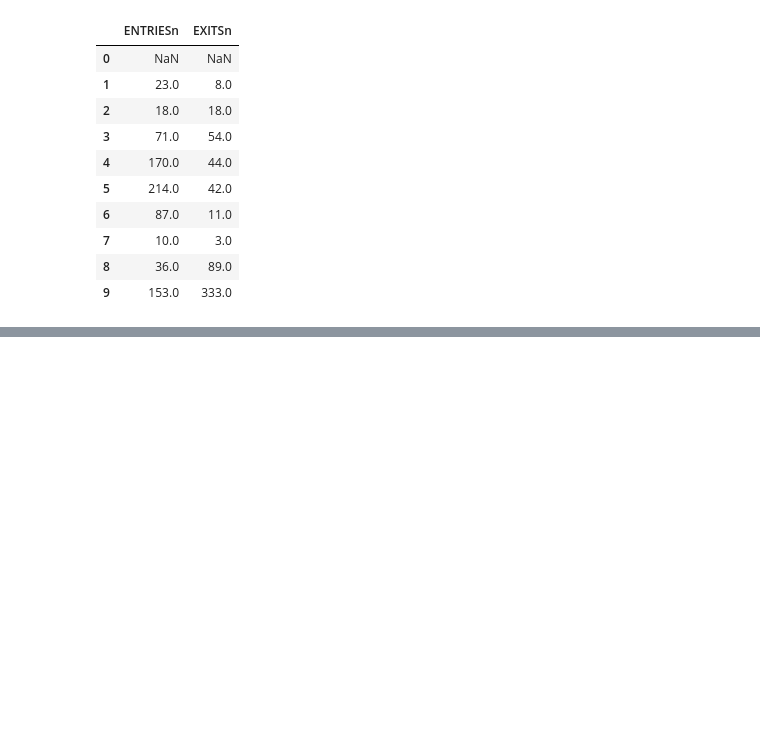
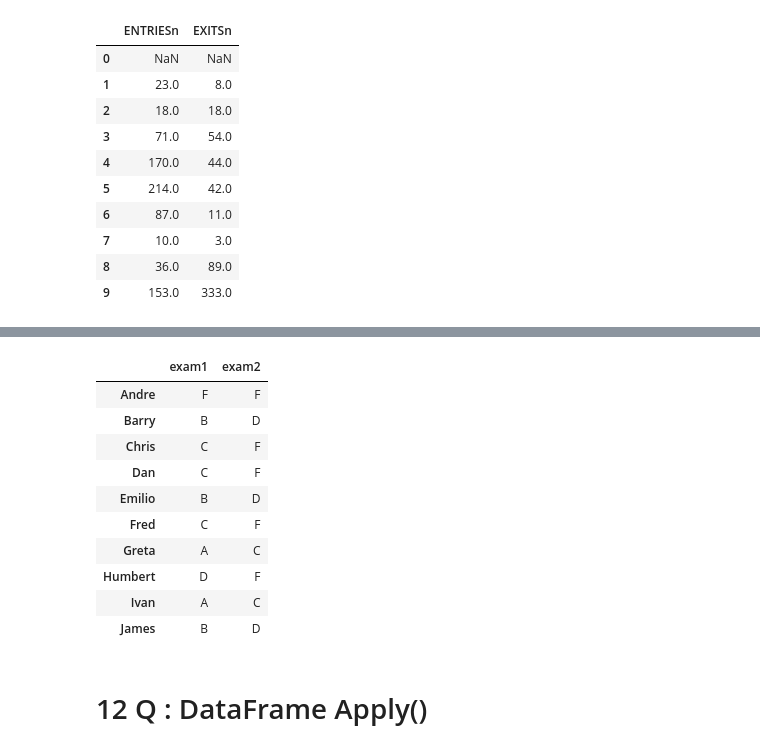
Before and after one commit to Kanbc/intro-to-data-analysis, a Jupyter notebook: code/Chapter 3 - NumPy and Pandas for 2D Data.ipynb, the cells around one changed output, grey strips where cells are left out. Drawn from its saved outputs; the diff is of its cells as text; code cells hidden in the pictures; blank space fills up the shorter version.

```diff
--- a/code/Chapter 3 - NumPy and Pandas for 2D Data.ipynb
+++ b/code/Chapter 3 - NumPy and Pandas for 2D Data.ipynb
@@ -638,0 +720,16 @@ entries_and_exits.diff()
+# %%
+convert_grades(grades_df)
+# %% [output]
+|  | exam1 | exam2 |
+| Andre | F | F |
+| Barry | B | D |
+| Chris | C | F |
+| Dan | C | F |
+| Emilio | B | D |
+| Fred | C | F |
+| Greta | A | C |
+| Humbert | D | F |
+| Ivan | A | C |
+| James | B | D |
+# %% [markdown]
+# 12 Q : DataFrame Apply()
```
Also changed, not shown: parts of 5 cells of this notebook.
